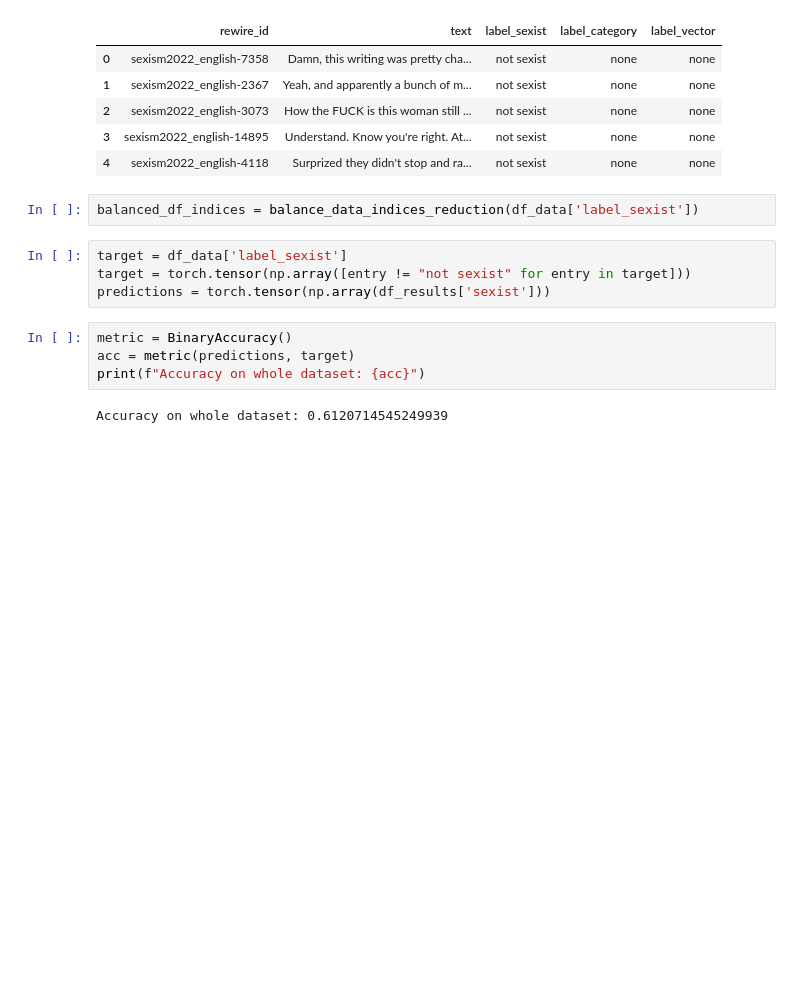
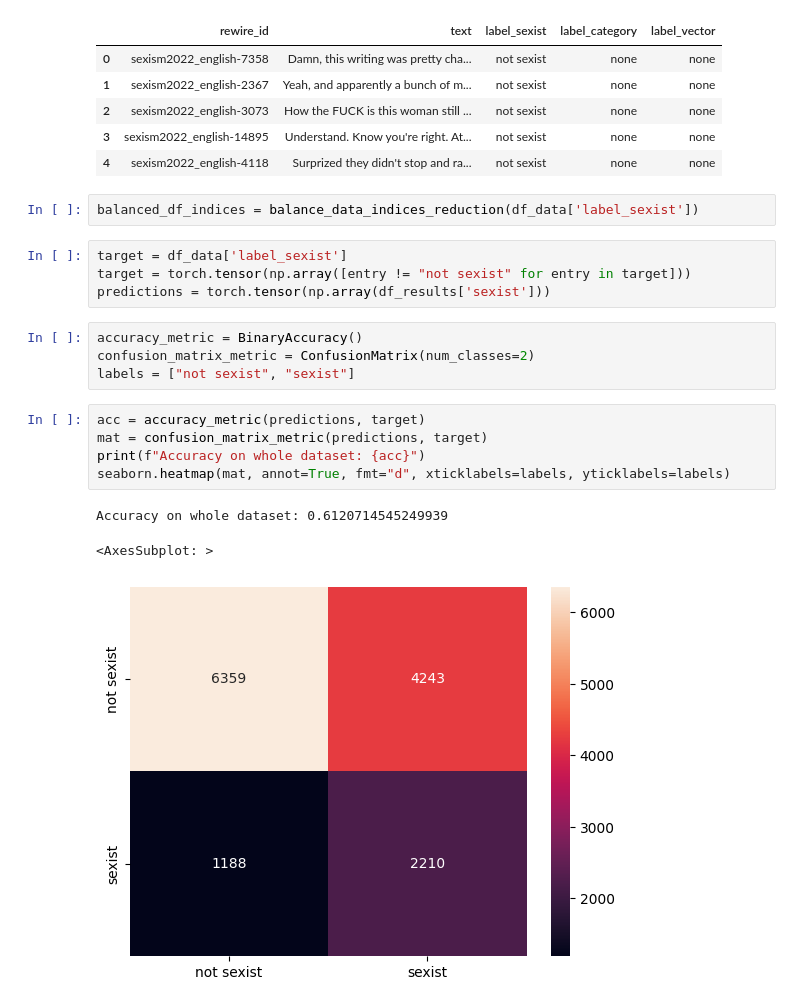
Before and after one commit to Akrielz/computational_lexicology_course, a Jupyter notebook: project/task_a/toxic_bert_heuristic.ipynb, the cells around one changed output. Cells and saved outputs as stored; diff of their text form; blank space fills up the shorter version.

Commit message:
added plots

```diff
--- a/project/task_a/toxic_bert_heuristic.ipynb
+++ b/project/task_a/toxic_bert_heuristic.ipynb
@@ -53,10 +55,17 @@ balanced_df_indices = balance_data_indices_reduction(df_data['label_sexist'])
 target = df_data['label_sexist']
 target = torch.tensor(np.array([entry != "not sexist" for entry in target]))
 predictions = torch.tensor(np.array(df_results['sexist']))
+# %%
+accuracy_metric = BinaryAccuracy()
+confusion_matrix_metric = ConfusionMatrix(num_classes=2)
+labels = ["not sexist", "sexist"]
 # %%
-metric = BinaryAccuracy()
-acc = metric(predictions, target)
+acc = accuracy_metric(predictions, target)
+mat = confusion_matrix_metric(predictions, target)
 print(f"Accuracy on whole dataset: {acc}")
+seaborn.heatmap(mat, annot=True, fmt="d", xticklabels=labels, yticklabels=labels)
 # %% [output]
 Accuracy on whole dataset: 0.6120714545249939
+<AxesSubplot: >
+[figure, added]
 # %%
```
Also changed, not shown: parts of 4 cells of this notebook, 2 other files.
